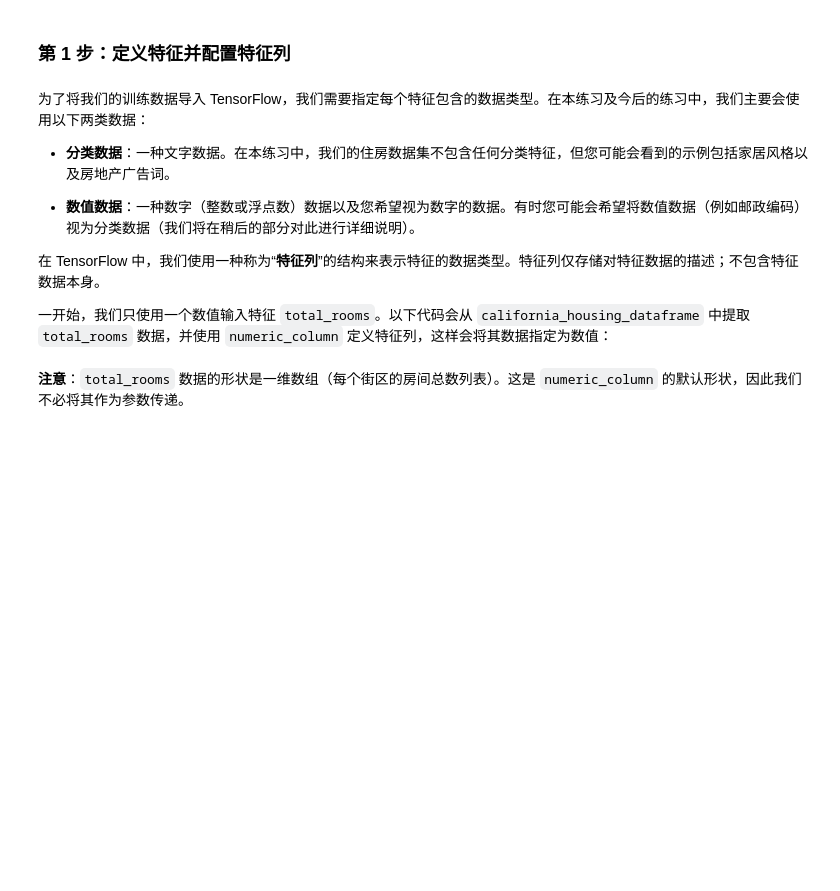
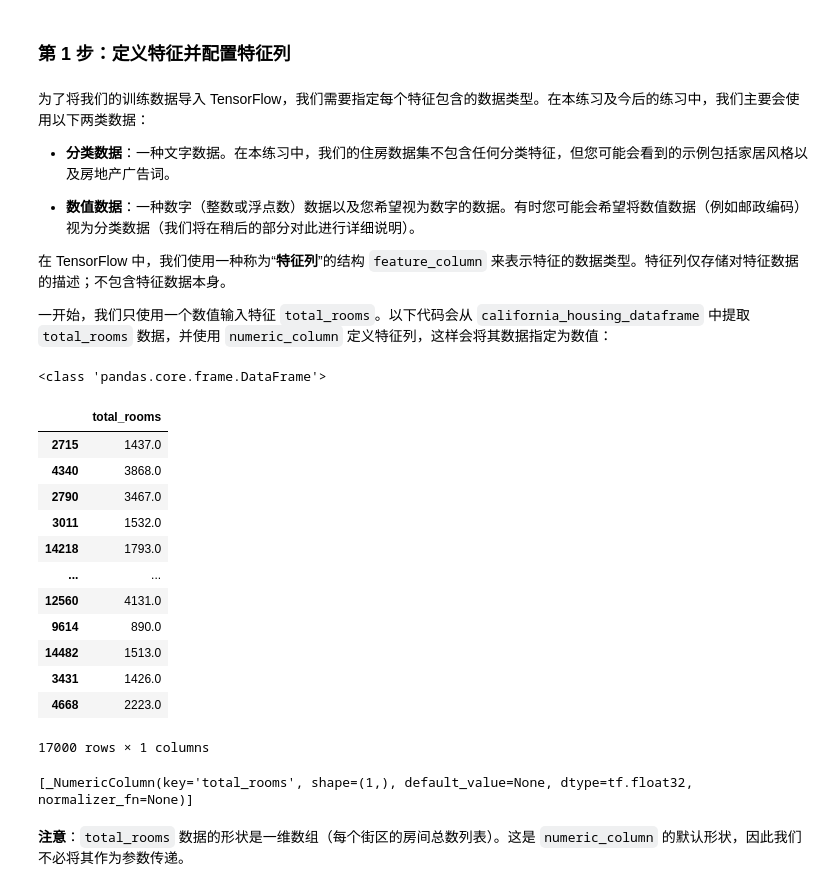
Before and after one commit to Baileyswu/google-tensorflow-tutor, a Jupyter notebook: 2. first_steps_with_tensor_flow.ipynb, the cells around one changed output. Drawn from its saved outputs; the diff is of its cells as text; code cells hidden in the pictures; blank space fills up the shorter version.

Commit message:
tensorflow basic

```diff
--- a/2. first_steps_with_tensor_flow.ipynb
+++ b/2. first_steps_with_tensor_flow.ipynb
@@ -82,19 +144,35 @@ california_housing_dataframe.describe()
 
 * **数值数据**：一种数字（整数或浮点数）数据以及您希望视为数字的数据。有时您可能会希望将数值数据（例如邮政编码）视为分类数据（我们将在稍后的部分对此进行详细说明）。
 
-在 TensorFlow 中，我们使用一种称为“**特征列**”的结构来表示特征的数据类型。特征列仅存储对特征数据的描述；不包含特征数据本身。
+在 TensorFlow 中，我们使用一种称为“**特征列**”的结构 `feature_column` 来表示特征的数据类型。特征列仅存储对特征数据的描述；不包含特征数据本身。
 
 一开始，我们只使用一个数值输入特征 `total_rooms`。以下代码会从 `california_housing_dataframe` 中提取 `total_rooms` 数据，并使用 `numeric_column` 定义特征列，这样会将其数据指定为数值：
+# %%
+# Define the input feature: total_rooms.
+my_feature = california_housing_dataframe[["total_rooms"]] # table
+print(type(my_feature))
+my_feature.describe()
+# %% [output]
+<class 'pandas.core.frame.DataFrame'>
+|  | total_rooms |
+| 2715 | 1437.0 |
+| 4340 | 3868.0 |
+| 2790 | 3467.0 |
+| 3011 | 1532.0 |
+| 14218 | 1793.0 |
+| ... | ... |
+| 12560 | 4131.0 |
+| 9614 | 890.0 |
+| 14482 | 1513.0 |
+| 3431 | 1426.0 |
+| 4668 | 2223.0 |
+17000 rows × 1 columns
 # %%
-# Define the input feature: total_rooms.
-my_feature = california_housing_dataframe[["total_rooms"]] # table
-my_feature2 = california_housing_dataframe["total_rooms"] # column
-print(type(my_feature))
-print(type(my_feature2))
-
 # Configure a numeric feature column for total_rooms.
 feature_columns = [tf.feature_column.numeric_column("total_rooms")]
 feature_columns
+# %% [output]
+[_NumericColumn(key='total_rooms', shape=(1,), default_value=None, dtype=tf.float32, normalizer_fn=None)]
 # %% [markdown]
  **注意**：`total_rooms` 数据的形状是一维数组（每个街区的房间总数列表）。这是 `numeric_column` 的默认形状，因此我们不必将其作为参数传递。
 # %% [markdown]
```
Also changed, not shown: parts of 27 cells of this notebook, 2 other files.
